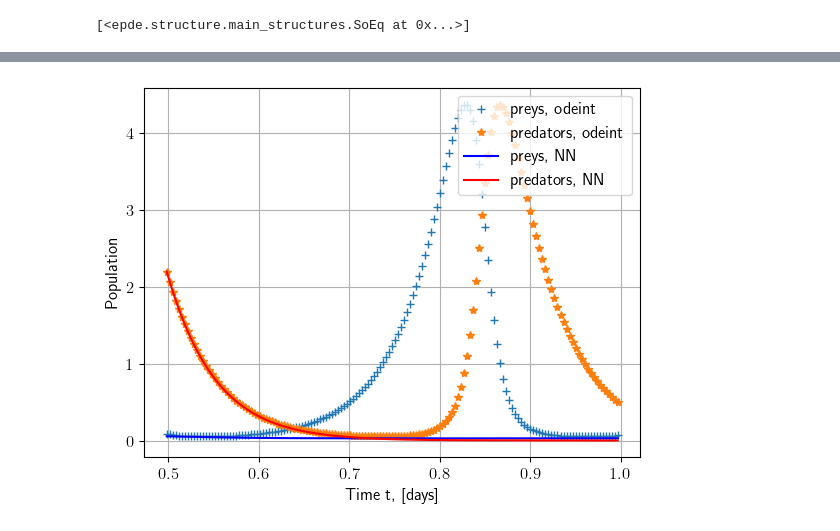
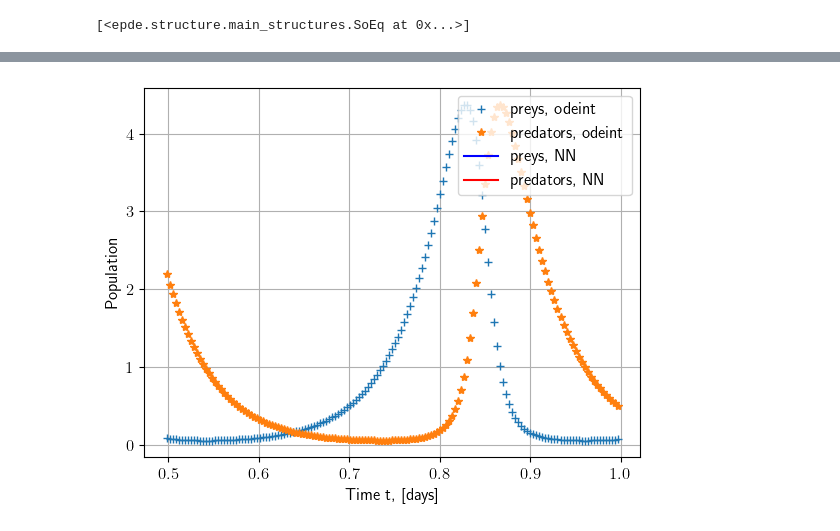
Before and after one commit to ITMO-NSS-team/EPDE, a Jupyter notebook: examples/Systems of ODE.ipynb, the cells around one changed output, grey strips where cells are left out. Cells and saved outputs as stored; diff of their text form; code cells hidden in the pictures.

```diff
--- a/examples/Systems of ODE.ipynb
+++ b/examples/Systems of ODE.ipynb
@@ -46,12 +46,12 @@ def Lotka_Volterra_by_RK(initial : tuple, timestep : float, steps : int, alpha :
         res[step+1, 1] = res[step, 1] + timestep / 6. * (l1 + 2 * l2 + 2 * l3 + l4)
     return res
 
-steps_num = 301; step = 1./steps_num
+steps_num = 400; step = 2./steps_num
 t = np.arange(start = 0, stop = step * steps_num, step = step)
 solution = Lotka_Volterra_by_RK(initial=(4., 2.), timestep=step, steps=steps_num,
                                 alpha=20., beta=20., delta=20., gamma=20.)
 # %%
-def epde_discovery(t, x, y, use_ann = False):
+def epde_discovery(t, x, y, diff_mode = 'FD'):
     dimensionality = x.ndim - 1
 
     '''
@@ -61,23 +61,27 @@ def epde_discovery(t, x, y, use_ann = False):
                                       boundary = 25, coordinate_tensors = [t,],
                                       verbose_params = {'show_iter_idx' : False})
 
-    if use_ann:
+    if diff_mode == 'ANN':
         epde_search_obj.set_preprocessor(default_preprocessor_type='ANN',
-                                         preprocessor_kwargs={'epochs_max' : 25000})
-    else:
+                                         preprocessor_kwargs={'epochs_max' : 50000})
+    elif diff_mode == 'poly':
         epde_search_obj.set_preprocessor(default_preprocessor_type='poly',
                                          preprocessor_kwargs={'use_smoothing' : True, 'sigma' : 1,
                                                               'polynomial_window' : 3, 'poly_order' : 3})
+    elif diff_mode == 'FD':
+        epde_search_obj.set_preprocessor(default_preprocessor_type='FD')
+    else:
+        raise NotImplementedError('Incorrect differentiation mode selected.')
 
     popsize = 16
-    epde_search_obj.set_moeadd_params(population_size = popsize, training_epochs=40)
+    epde_search_obj.set_moeadd_params(population_size = popsize, training_epochs=45)
 
     factors_max_number = {'factors_num' : [1, 2], 'probas' : [0.5, 0.5]}
 
     epde_search_obj.fit(data=[x, y], variable_names=['u', 'v'], max_deriv_order=(1,),
                         equation_terms_max_number=5, data_fun_pow = 2,
                         equation_factors_max_number=factors_max_number,
-                        eq_sparsity_interval=(1e-6, 1e-3))
+                        eq_sparsity_interval=(1e-4, 1e-1))
     return epde_search_obj
 # %%
 fig, (ax1, ax2) = plt.subplots(ncols=2, figsize=(10, 5))
@@ -98,11 +102,11 @@ plt.show()
 # %%
-t_max = 150
+t_max = 250
 t_train = t[:t_max]; t_test = t[t_max:]
 
 x = solution[:t_max, 0]; x_test = solution[t_max:, 0]
 y = solution[:t_max, 1]; y_test = solution[t_max:, 1]
 
-epde_search_obj = epde_discovery(t_train, x, y, False)
+epde_search_obj = epde_discovery(t_train, x, y, 'FD')
 epde_search_obj.equations(only_print = True, num = 1)
 # %% [output]
 setting builder with <epde.optimizers.builder.StrategyBuilder object at 0x...>
@@ -147,7 +151,8 @@ bop_v = get_ode_bop('v', 1, [None,], t_test[0], y_test[0])
 t_oversampled = np.linspace(t_test[0], t_test[-1], t.size*4)
 pred_u_v = epde_search_obj.predict(system=disc_eq, grid = [t_oversampled,], boundary_conditions=[bop_u(), bop_v()],
                                    mode='mat', use_fourier = False, fft_params = {'L' : [15,], 'M' : [6,]},
-                                   #optimizer_params={'optimizer' : 'Adam', 'params' : {'lr': 5e-4}},
+                                   optimizer_params={'optimizer': 'LBFGS', 'params': {'lr': 0.1}, 'gamma': 0.9,
+                                                     'decay_every': 400},
                                    compiling_params = {'tol' : 0.02}, use_adaptive_lambdas=False)
 # %% [output]
 Using explicitly sent system of equations.
@@ -168,14 +166,14 @@ target_form shape is torch.Size([602])
 # %%
 plt.plot(t_test, x_test, '+', label = 'preys, odeint')
 plt.plot(t_test, y_test, '*', label = "predators, odeint")
-plt.plot(t_oversampled, pred_u_v[:, 0], color = 'b', label='preys, NN')
-plt.plot(t_oversampled, pred_u_v[:, 1], color = 'r', label='predators, NN')
+plt.plot(t_oversampled, pred_u_v[0, :], color = 'b', label='preys, NN')
+plt.plot(t_oversampled, pred_u_v[1, :], color = 'r', label='predators, NN')
 plt.xlabel('Time t, [days]')
 plt.ylabel('Population')
 plt.grid()
 plt.legend(loc='upper right')
 plt.show()
 # %% [output]
-[figure, old version]
+[figure, new version]
 # %%
 pred_u_v.shape
```
Also changed, not shown: parts of 4 cells of this notebook, 6 other files.
